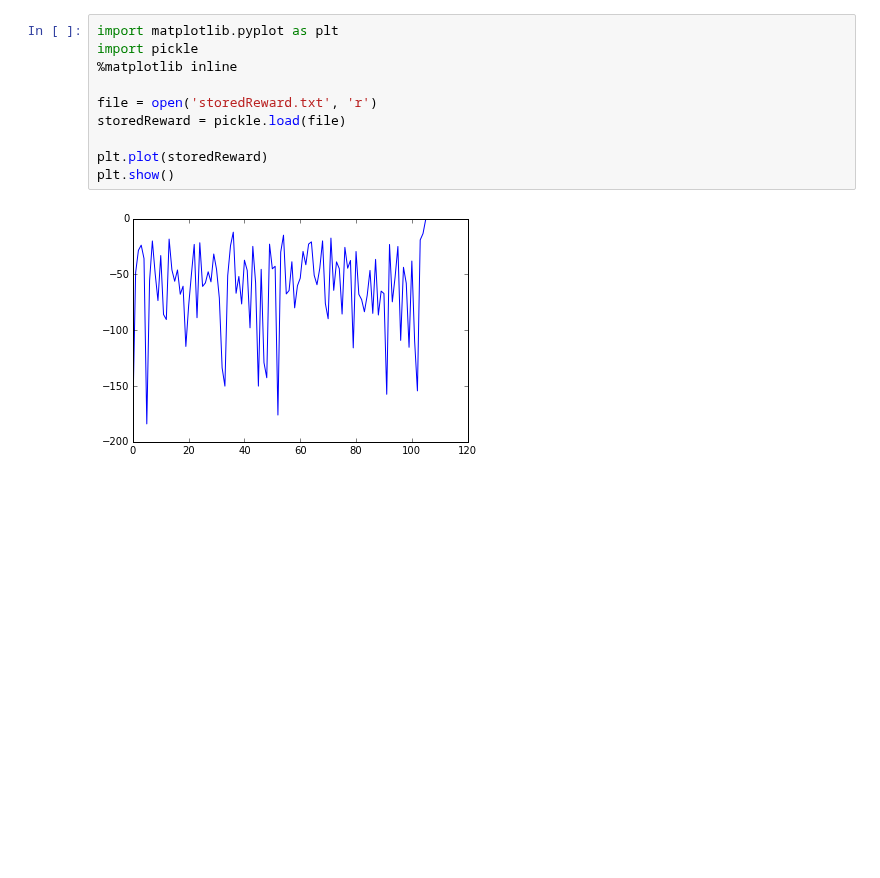
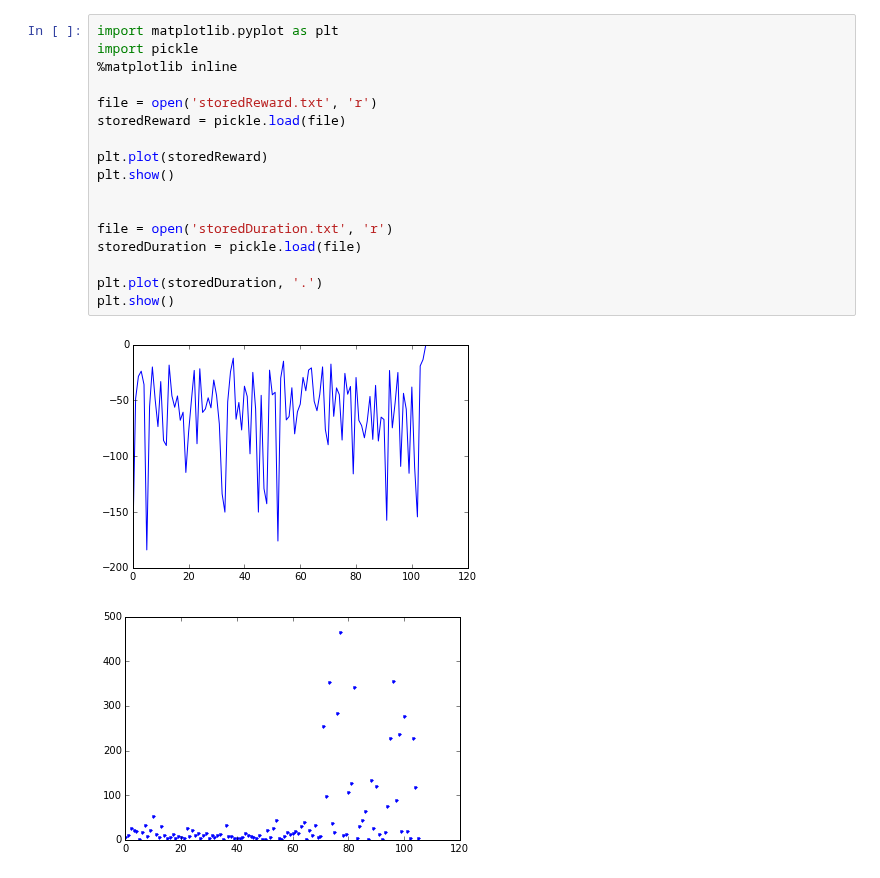
Before and after one commit to peteflorence/Machine-Learning-6.867-homework, a Jupyter notebook: project/code/plotPolicyData.ipynb, the cells around one changed output. Saved outputs shown, nothing was run; the diff lists cells and outputs as text; blank space fills up the shorter version.

```diff
--- a/project/code/plotPolicyData.ipynb
+++ b/project/code/plotPolicyData.ipynb
@@ -1,15 +1,23 @@
 # %%
 import matplotlib.pyplot as plt
 import pickle
 %matplotlib inline
 
 file = open('storedReward.txt', 'r')
 storedReward = pickle.load(file)
 
 plt.plot(storedReward)
 plt.show()
+
+
+file = open('storedDuration.txt', 'r')
+storedDuration = pickle.load(file)
+
+plt.plot(storedDuration, '.')
+plt.show()
 # %% [output]
 [figure]
+[figure, added]
 # %%
 file = open('storedTheta.txt', 'r')
 storedTheta = pickle.load(file)
```
Also changed, not shown: parts of 1 cell of this notebook, 2 other files.
